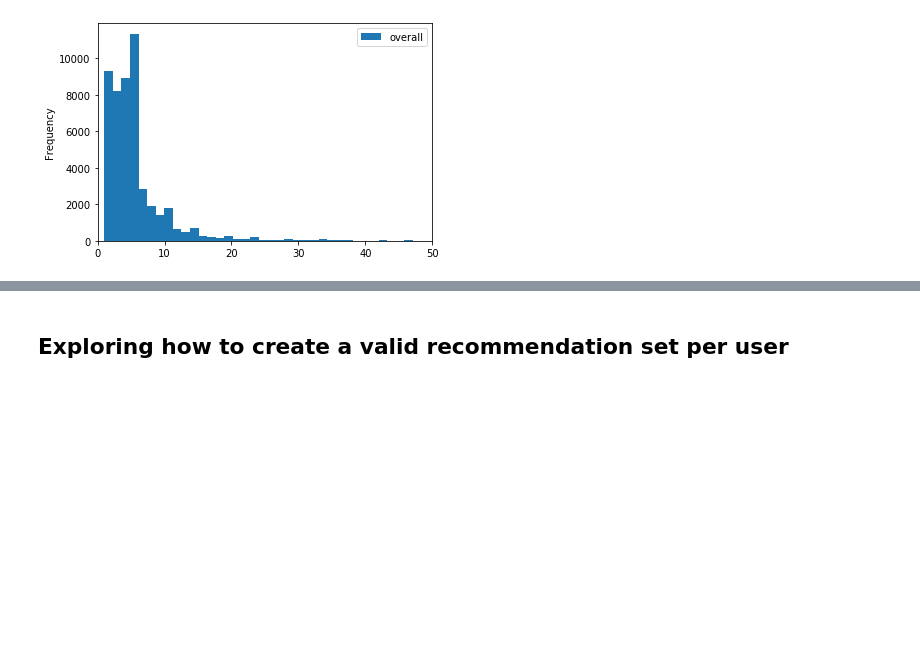
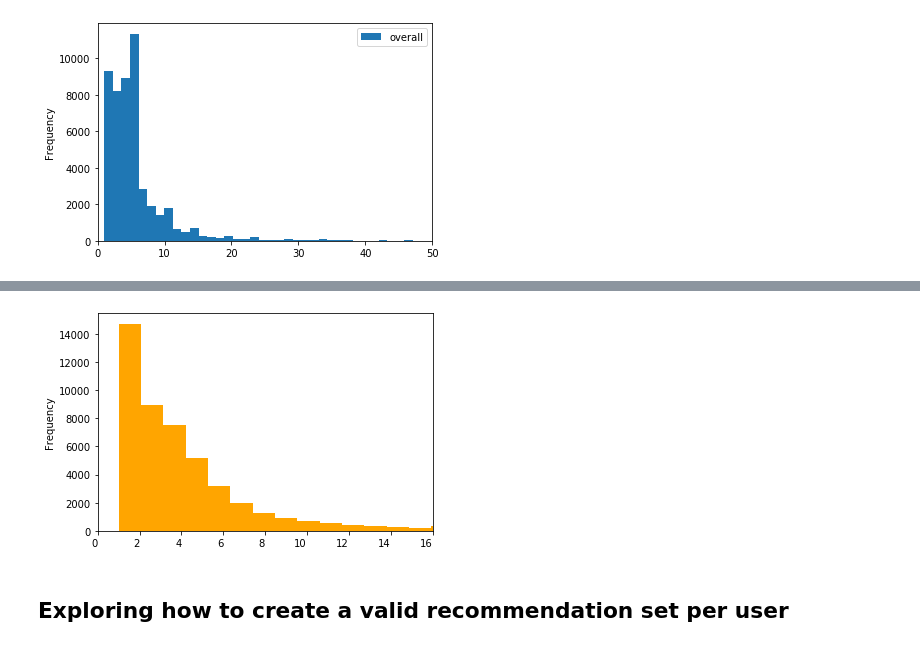
Before and after one commit to LUCIA-RONCHI/Amazon_Gaming_Recommender_System, a Jupyter notebook: Data Cleaning/Valid_recommendation_set.ipynb, the cells around one changed output, grey strips where cells are left out. Cells and saved outputs as stored; diff of their text form; code cells hidden in the pictures; blank space fills up the shorter version.

```diff
--- a/Data Cleaning/Valid_recommendation_set.ipynb
+++ b/Data Cleaning/Valid_recommendation_set.ipynb
@@ -62,3 +81,10 @@ plt.show()
+# %%
+pd.DataFrame(data[data.overall.isin([4, 5])].groupby(["reviewerID"]).count()["overall"]).plot.hist(bins = 500, color = "orange", legend = False)
+plt.xlim((0, 16))
+plt.xticks(horizontalalignment = "right")
+plt.show()
+# %% [output]
+[figure, added]
 # %% [markdown]
 ## Exploring how to create a valid recommendation set per user
 # %% [markdown]
```
Also changed, not shown: parts of 2 cells of this notebook, 1 other file.
